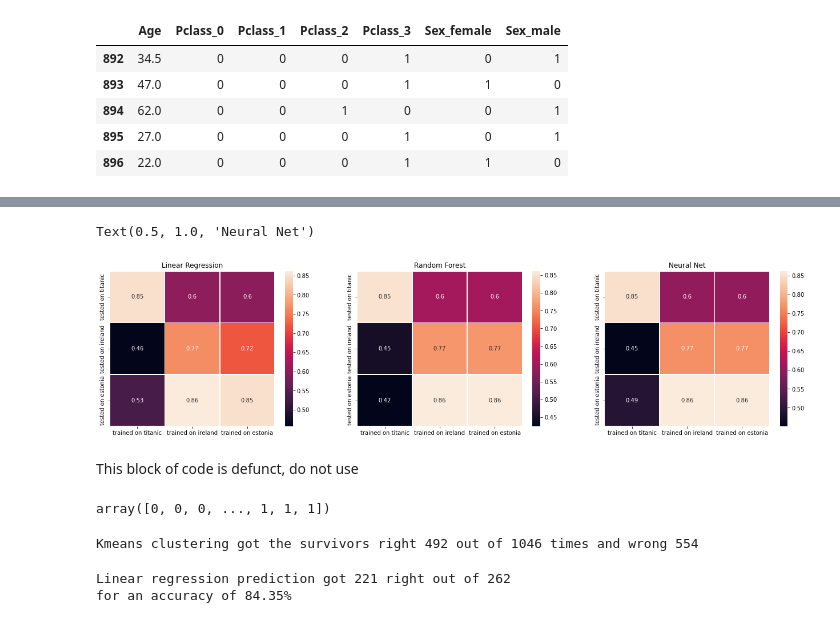
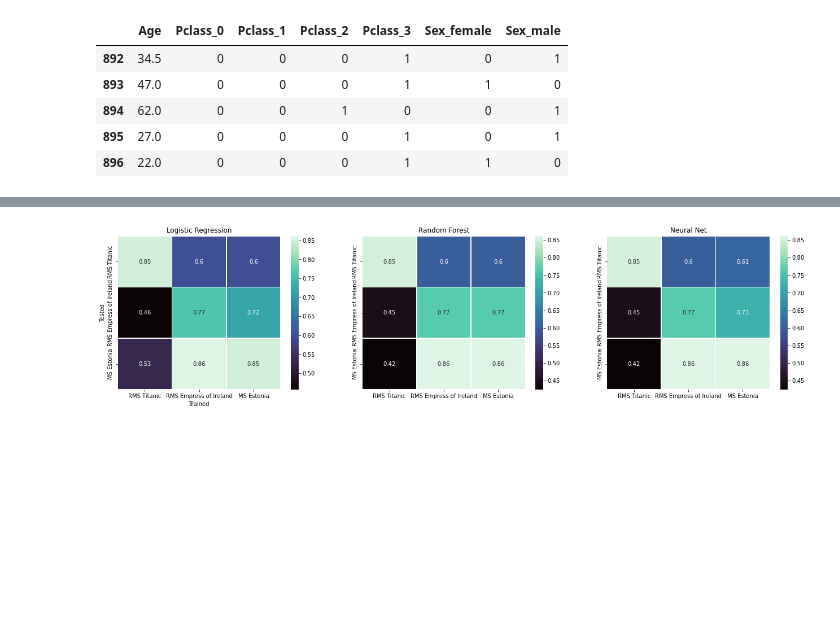
Before and after one commit to huddack20/Project4-ML-ETL, a Jupyter notebook: empress_and_estonia_etl_Matt_Hill.ipynb, the cells around one changed output, grey strips where cells are left out. Drawn from its saved outputs; the diff is of its cells as text; code cells hidden in the pictures; blank space fills up the shorter version.

```diff
--- a/empress_and_estonia_etl_Matt_Hill.ipynb
+++ b/empress_and_estonia_etl_Matt_Hill.ipynb
@@ -540,41 +600,41 @@ nn_accuracy_df.index = ["tested on titanic", "tested on ireland", "tested on est
+# %%
+# Nearly there; we convert the accuracy matricies into pandas dataframes so we can graph them
+# And label the index and columns to something readable
+
+lr_accuracy_df = pd.DataFrame(logistic_regression_accuracy)
+lr_accuracy_df.index = ["RMS Titanic", "RMS Empress of Ireland", "MS Estonia"]
+lr_accuracy_df.columns = ["RMS Titanic", "RMS Empress of Ireland", "MS Estonia"]
+
+rf_accuracy_df = pd.DataFrame(random_forest_accuracy)
+rf_accuracy_df.index = ["RMS Titanic", "RMS Empress of Ireland", "MS Estonia"]
+rf_accuracy_df.columns = ["RMS Titanic", "RMS Empress of Ireland", "MS Estonia"]
+
+nn_accuracy_df = pd.DataFrame(nn_accuracy)
+nn_accuracy_df.index = ["RMS Titanic", "RMS Empress of Ireland", "MS Estonia"]
+nn_accuracy_df.columns = ["RMS Titanic", "RMS Empress of Ireland", "MS Estonia"]
+
+total_accuracy_df = pd.DataFrame(total_accuracy).transpose()
+total_accuracy_df.columns = ["Total", "RMS Titanic", "RMS Empress of Ireland", "MS Estonia"]
 # %%
+# These graphs show a 3x3 grid with the columns being which datasets the classifier was trained on and the rows being which ones it was tested on
+
 fig, (ax1, ax2, ax3) = plt.subplots(1,3, figsize=(22,5))
 
-sns.heatmap(lr_accuracy_df, ax=ax1, cbar=True, annot=True, linewidth=0.5)
+sns.heatmap(lr_accuracy_df, ax=ax1, cbar=True, annot=True, linewidth=0.5, cmap="mako")
+ax1.set_xlabel("Trained")
+ax1.set_ylabel("Tested")
 ax1.set_title("Logistic Regression")
 
-sns.heatmap(rf_accuracy_df, ax=ax2, cbar=True, annot=True, linewidth=0.5)
+sns.heatmap(rf_accuracy_df, ax=ax2, cbar=True, annot=True, linewidth=0.5, cmap="mako")
 ax2.set_title("Random Forest")
+ax2.set_xlabel("Trained")
+ax2.set_ylabel("Tested")
 
-sns.heatmap(nn_accuracy_df, ax=ax3, cbar=True, annot=True, linewidth=0.5)
+sns.heatmap(nn_accuracy_df, ax=ax3, cbar=True, annot=True, linewidth=0.5, cmap="mako")
 ax3.set_title("Neural Net")
+ax3.set_xlabel("Trained")
+ax3.set_ylabel("Tested")
+
+plt.show()
 # %% [output]
-Text(0.5, 1.0, 'Neural Net')
-[figure, old version]
+[figure, new version]
-# %% [markdown]
-This block of code is defunct, do not use
-# %%
-model = KMeans(n_clusters=2, random_state=0)
-
-model.fit(features_titanic)
-
-predictions = model.predict(features_titanic)
-
-model.labels_
-# %% [output]
-array([0, 0, 0, ..., 1, 1, 1])
-# %%
-total_correct = 0
-total_wrong = 0
-
-for i in range(len(target_titanic)):
-    if target_titanic.iloc[i] == model.labels_[i]:
-        total_correct += 1
-    else:
-        total_wrong += 1
-
-print(f"Kmeans clustering got the survivors right {total_correct} out of {len(target_titanic)} times and wrong {total_wrong}")
-
-# Kmeans did not cluser around survivorship, so this is pretty much useless
-# %% [output]
-Kmeans clustering got the survivors right 492 out of 1046 times and wrong 554
@@ -595,12 +640,0 @@ prediction = clf.predict(X_test)
-# %%
-total_correct = 0
-
-for i in range(len(prediction)):
-    if prediction[i] == y_test.iloc[i]:
-        total_correct += 1
-
-print(f"""Linear regression prediction got {total_correct} right out of {len(y_test)}
-for an accuracy of {round(((total_correct/len(y_test)) * 100),2)}%""")
-# %% [output]
-Linear regression prediction got 221 right out of 262
-for an accuracy of 84.35%
```
Also changed, not shown: parts of 24 cells of this notebook.
